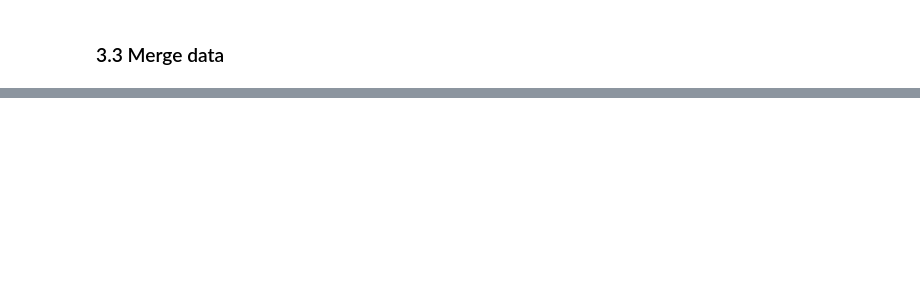
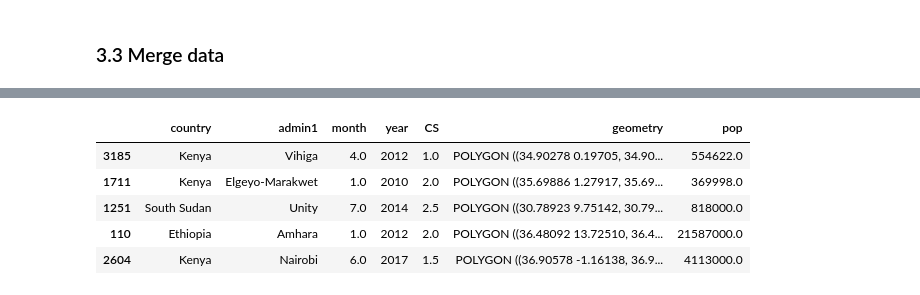
Before and after one commit to mrmauer/predicting_hunger, a Jupyter notebook: population_wrangling.ipynb, the cells around one changed output, grey strips where cells are left out. Saved outputs shown, nothing was run; the diff lists cells and outputs as text; code cells hidden in the pictures; blank space fills up the shorter version.

```diff
--- a/population_wrangling.ipynb
+++ b/population_wrangling.ipynb
@@ -252,0 +282,6 @@ scores[scores['admin1']=='South Kordofan'].head(20)
+# %%
+# remove nan's from the set
+kenya_zones_diff = set(filter(lambda x: x==x, kenya_zones_diff))
+
+# get matches
+ken_matches = find_matches(kenya_zones_o, kenya_zones_diff)
@@ -252,0 +291,2 @@ scores[scores['admin1']=='South Kordofan'].head(20)
+# %%
+kenya['Counties'] = kenya.Counties.map(lambda x: link(x, ken_matches))
@@ -252,0 +295,10 @@ scores[scores['admin1']=='South Kordofan'].head(20)
+# %%
+# name kenya data columns to match main df
+naming = {
+    'Country': 'country',
+    'Counties': 'admin1',
+    ' Population': 'pop'
+}
+
+kenya.rename(columns=naming, inplace=True)
+kenya.head(1)
@@ -252,0 +308,6 @@ scores[scores['admin1']=='South Kordofan'].head(20)
+# %%
+pop_final = pop_j.merge(kenya,
+                        on = ['country', 'admin1'],
+                        how = 'left')
+
+pop_final.sample(5)
@@ -252,0 +321,13 @@ scores[scores['admin1']=='South Kordofan'].head(20)
+# %%
+pop_final['pop'] = pop_final['pop_x'].fillna(pop_final['pop_y'])
+
+pop_final.drop(columns=['pop_x', 'pop_y'], inplace=True)
+
+pop_final.sample(5)
+# %% [output]
+|  | country | admin1 | month | year | CS | geometry | pop |
+| 3185 | Kenya | Vihiga | 4.0 | 2012 | 1.0 | POLYGON ((34.90278 0.19705, 34.90... | 554622.0 |
+| 1711 | Kenya | Elgeyo-Marakwet | 1.0 | 2010 | 2.0 | POLYGON ((35.69886 1.27917, 35.69... | 369998.0 |
+| 1251 | South Sudan | Unity | 7.0 | 2014 | 2.5 | POLYGON ((30.78923 9.75142, 30.79... | 818000.0 |
+| 110 | Ethiopia | Amhara | 1.0 | 2012 | 2.0 | POLYGON ((36.48092 13.72510, 36.4... | 21587000.0 |
+| 2604 | Kenya | Nairobi | 6.0 | 2017 | 1.5 | POLYGON ((36.90578 -1.16138, 36.9... | 4113000.0 |
```
Also changed, not shown: parts of 43 cells of this notebook, 1 other file.
